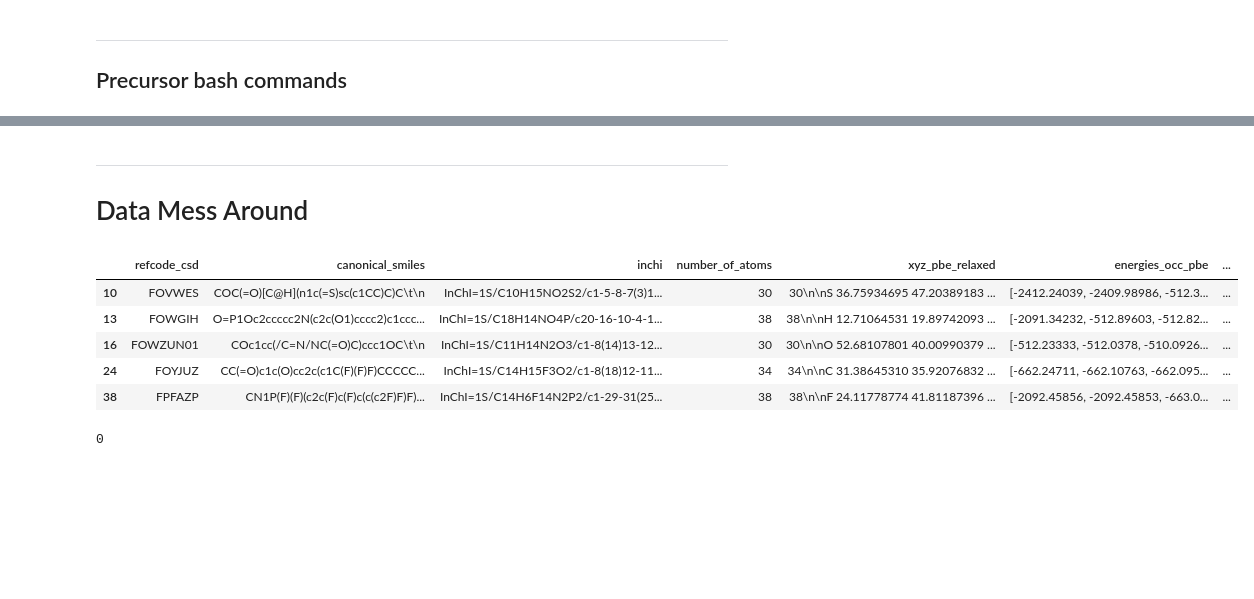
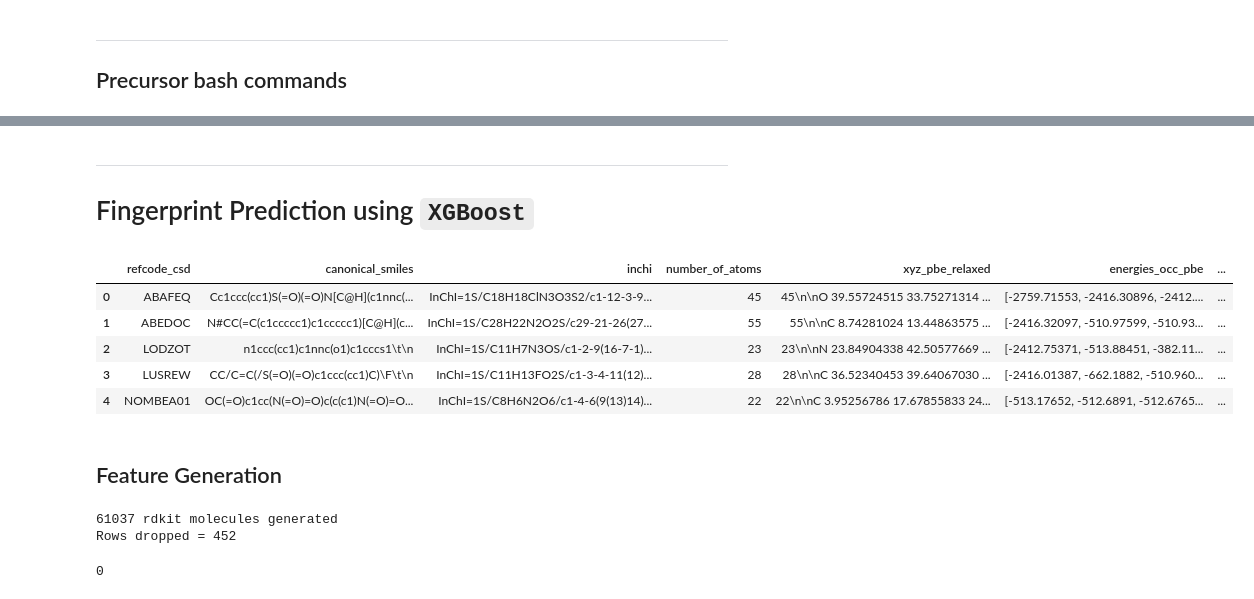
Before and after one commit to billalsohail/ML4MC, a Jupyter notebook: Calum_ML_playaround.ipynb, the cells around one changed output, grey strips where cells are left out. Drawn from its saved outputs; the diff is of its cells as text; code cells hidden in the pictures; blank space fills up the shorter version.

```diff
--- a/Calum_ML_playaround.ipynb
+++ b/Calum_ML_playaround.ipynb
@@ -56,6 +56,6 @@ PREFIX=/usr/local
-# %% [markdown]
-___
-# Data Mess Around
+# %% [markdown]
+___
+# Fingerprint Prediction using `XGBoost`
 # %%
 import io
 
@@ -76,16 +75,28 @@ from dscribe.descriptors import MBTR
 
 from helpers import get_level
 # %%
-df = pd.read_json('df_5k.json', orient='split')
+df = pd.read_json('df_62k.json', orient='split')
 df.head()
 # %% [output]
 |  | refcode_csd | canonical_smiles | inchi | number_of_atoms | xyz_pbe_relaxed | energies_occ_pbe | ... |
-| 10 | FOVWES | COC(=O)[C@H](n1c(=S)sc(c1CC)C)C\t\n | InChI=1S/C10H15NO2S2/c1-5-8-7(3)1... | 30 | 30\n\nS 36.75934695 47.20389183 ... | [-2412.24039, -2409.98986, -512.3... | ... |
-| 13 | FOWGIH | O=P1Oc2ccccc2N(c2c(O1)cccc2)c1ccc... | InChI=1S/C18H14NO4P/c20-16-10-4-1... | 38 | 38\n\nH 12.71064531 19.89742093 ... | [-2091.34232, -512.89603, -512.82... | ... |
-| 16 | FOWZUN01 | COc1cc(/C=N/NC(=O)C)ccc1OC\t\n | InChI=1S/C11H14N2O3/c1-8(14)13-12... | 30 | 30\n\nO 52.68107801 40.00990379 ... | [-512.23333, -512.0378, -510.0926... | ... |
-| 24 | FOYJUZ | CC(=O)c1c(O)cc2c(c1C(F)(F)F)CCCCC... | InChI=1S/C14H15F3O2/c1-8(18)12-11... | 34 | 34\n\nC 31.38645310 35.92076832 ... | [-662.24711, -662.10763, -662.095... | ... |
-| 38 | FPFAZP | CN1P(F)(F)(c2c(F)c(F)c(c(c2F)F)F)... | InChI=1S/C14H6F14N2P2/c1-29-31(25... | 38 | 38\n\nF 24.11778774 41.81187396 ... | [-2092.45856, -2092.45853, -663.0... | ... |
+| 0 | ABAFEQ | Cc1ccc(cc1)S(=O)(=O)N[C@H](c1nnc(... | InChI=1S/C18H18ClN3O3S2/c1-12-3-9... | 45 | 45\n\nO 39.55724515 33.75271314 ... | [-2759.71553, -2416.30896, -2412.... | ... |
+| 1 | ABEDOC | N#CC(=C(c1ccccc1)c1ccccc1)[C@H](c... | InChI=1S/C28H22N2O2S/c29-21-26(27... | 55 | 55\n\nC 8.74281024 13.44863575 ... | [-2416.32097, -510.97599, -510.93... | ... |
+| 2 | LODZOT | n1ccc(cc1)c1nnc(o1)c1cccs1\t\n | InChI=1S/C11H7N3OS/c1-2-9(16-7-1)... | 23 | 23\n\nN 23.84904338 42.50577669 ... | [-2412.75371, -513.88451, -382.11... | ... |
+| 3 | LUSREW | CC/C=C(/S(=O)(=O)c1ccc(cc1)C)\F\t\n | InChI=1S/C11H13FO2S/c1-3-4-11(12)... | 28 | 28\n\nC 36.52340453 39.64067030 ... | [-2416.01387, -662.1882, -510.960... | ... |
+| 4 | NOMBEA01 | OC(=O)c1cc(N(=O)=O)c(c(c1)N(=O)=O... | InChI=1S/C8H6N2O6/c1-4-6(9(13)14)... | 22 | 22\n\nC 3.95256786 17.67855833 24... | [-513.17652, -512.6891, -512.6765... | ... |
+# %% [markdown]
+## Feature Generation
 # %%
+prior_len = len(df)
+
 df['rdkit'] = df['canonical_smiles'].apply(MolFromSmiles)
 df = df[~df['rdkit'].isna()]  # exclude invalid smiles codes
+
+post_len = len(df)
+
+print(F'{post_len} rdkit molecules generated')
+print(F'Rows dropped = {prior_len - post_len}')
+# %% [output]
+61037 rdkit molecules generated
+Rows dropped = 452
 # %%
```
Also changed, not shown: parts of 64 cells of this notebook.
